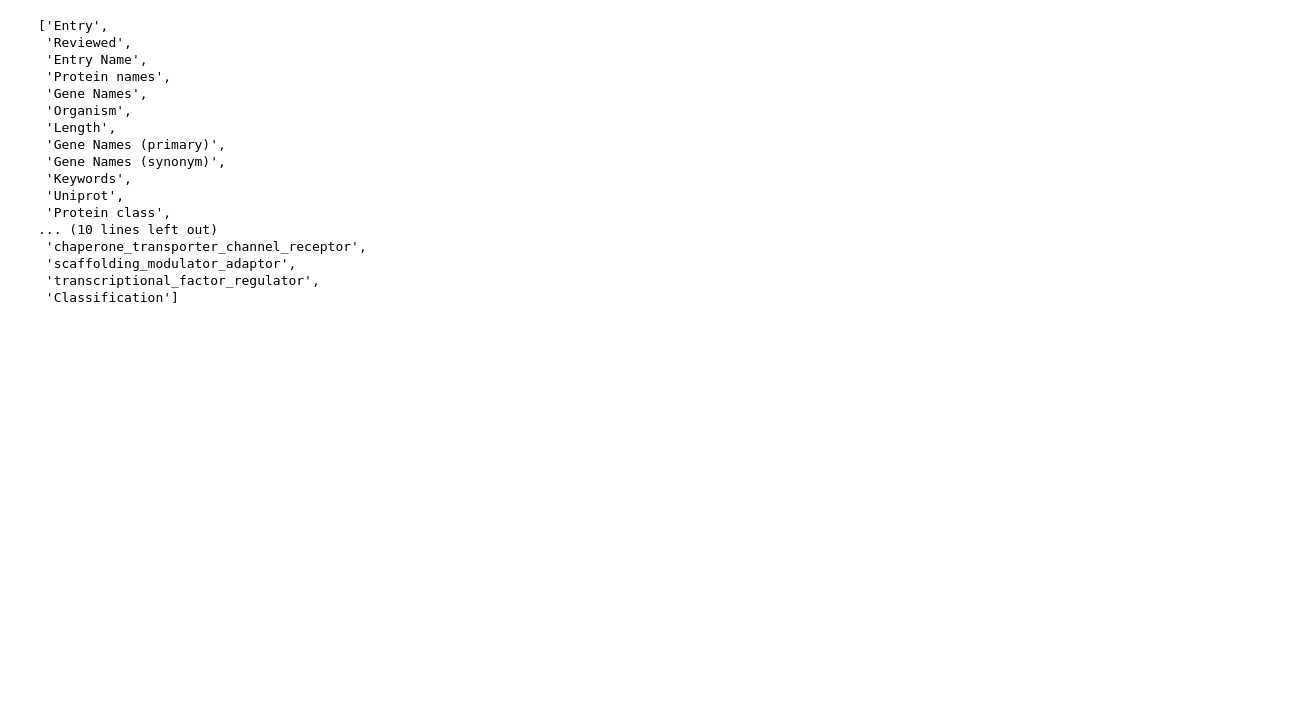
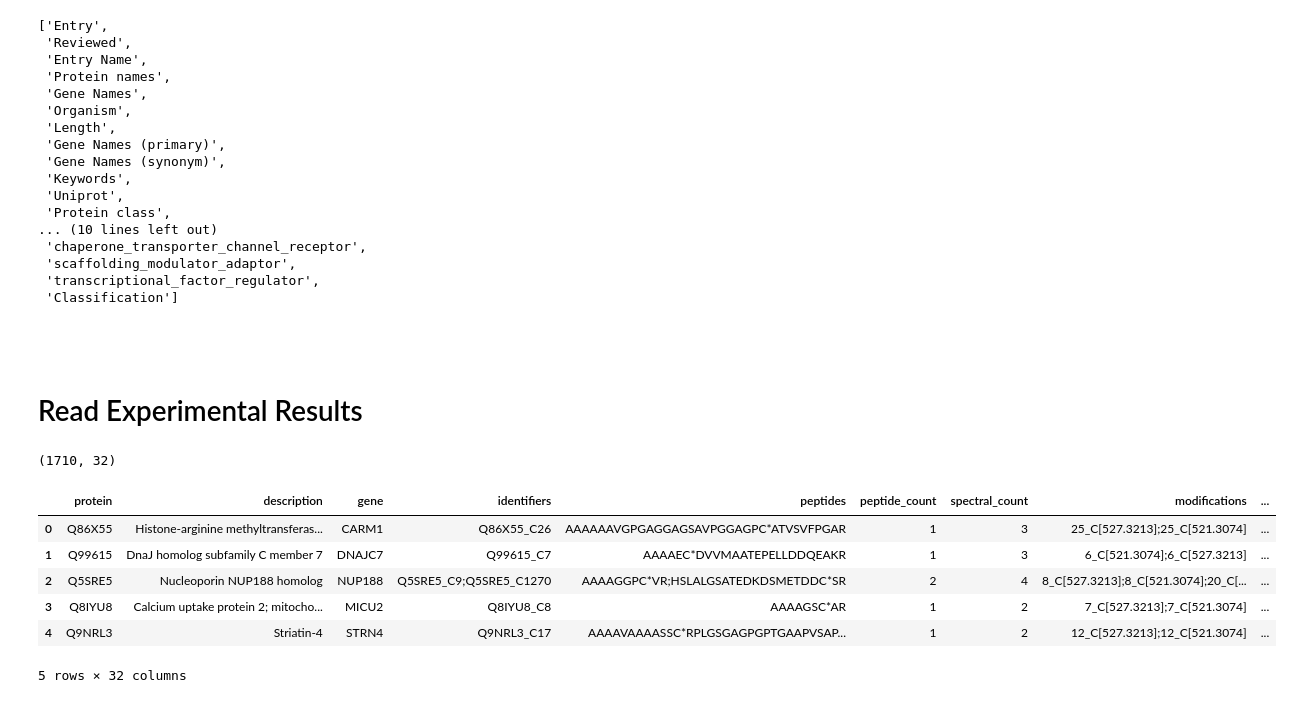
Before and after one commit to lmboat/protein_function_annotations, a Jupyter notebook: protein_function_classifications/protein_function_classification.ipynb, the cells around one changed output. Saved outputs shown, nothing was run; the diff lists cells and outputs as text; code cells hidden in the pictures; blank space fills up the shorter version.

```diff
--- a/protein_function_classifications/protein_function_classification.ipynb
+++ b/protein_function_classifications/protein_function_classification.ipynb
@@ -454,0 +455,23 @@ tmp.to_csv(date + '_uniprot_annotated.csv', index = False)
+# %% [markdown]
+#
+# %% [markdown]
+# Read Experimental Results
+# %%
+# read csv file, specify enrichment at the protein level or cysteine level
+# specify the name of the csv file you want to analyze
+# ex. filename: 'compiled_proteins.csv'
+df = pd.read_csv('compiled_proteins.csv')
+# %%
+df.shape
+# %% [output]
+(1710, 32)
+# %%
+df.head()
+# %% [output]
+|  | protein | description | gene | identifiers | peptides | peptide_count | spectral_count | modifications | ... |
+| 0 | Q86X55 | Histone-arginine methyltransferas... | CARM1 | Q86X55_C26 | AAAAAAVGPGAGGAGSAVPGGAGPC*ATVSVFPGAR | 1 | 3 | 25_C[527.3213];25_C[521.3074] | ... |
+| 1 | Q99615 | DnaJ homolog subfamily C member 7 | DNAJC7 | Q99615_C7 | AAAAEC*DVVMAATEPELLDDQEAKR | 1 | 3 | 6_C[521.3074];6_C[527.3213] | ... |
+| 2 | Q5SRE5 | Nucleoporin NUP188 homolog | NUP188 | Q5SRE5_C9;Q5SRE5_C1270 | AAAAGGPC*VR;HSLALGSATEDKDSMETDDC*SR | 2 | 4 | 8_C[527.3213];8_C[521.3074];20_C[... | ... |
+| 3 | Q8IYU8 | Calcium uptake protein 2; mitocho... | MICU2 | Q8IYU8_C8 | AAAAGSC*AR | 1 | 2 | 7_C[527.3213];7_C[521.3074] | ... |
+| 4 | Q9NRL3 | Striatin-4 | STRN4 | Q9NRL3_C17 | AAAAVAAAASSC*RPLGSGAGPGPTGAAPVSAP... | 1 | 2 | 12_C[527.3213];12_C[521.3074] | ... |
+5 rows × 32 columns
```
Also changed, not shown: parts of 13 cells of this notebook, 6 other files.
